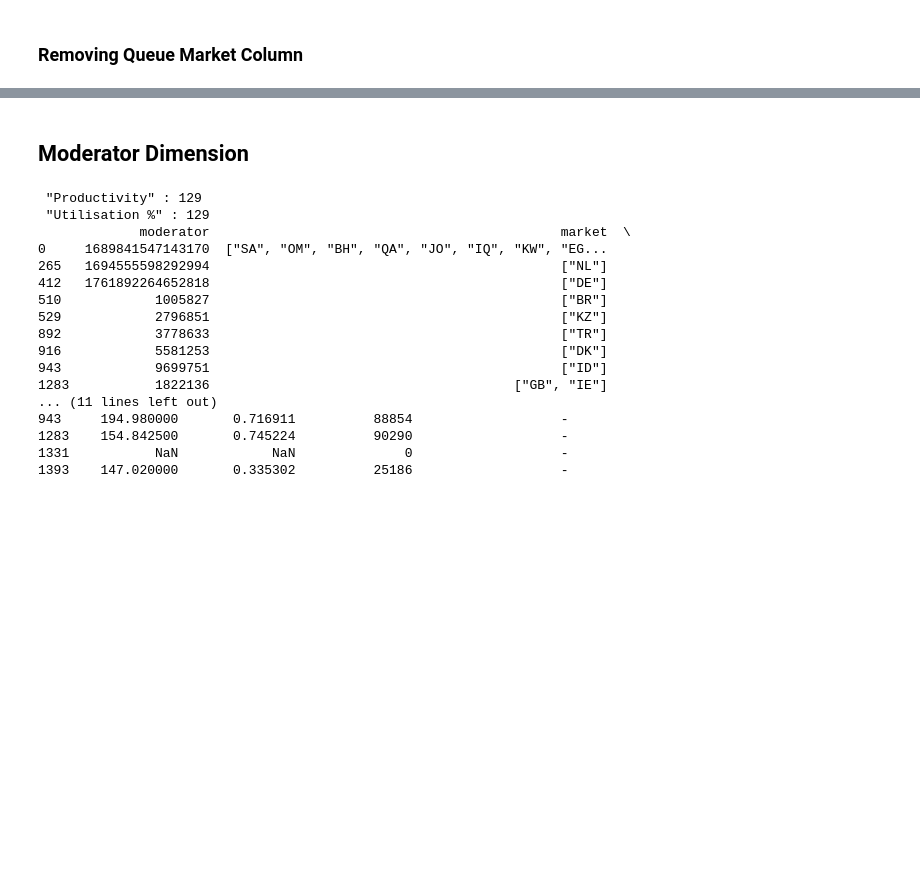
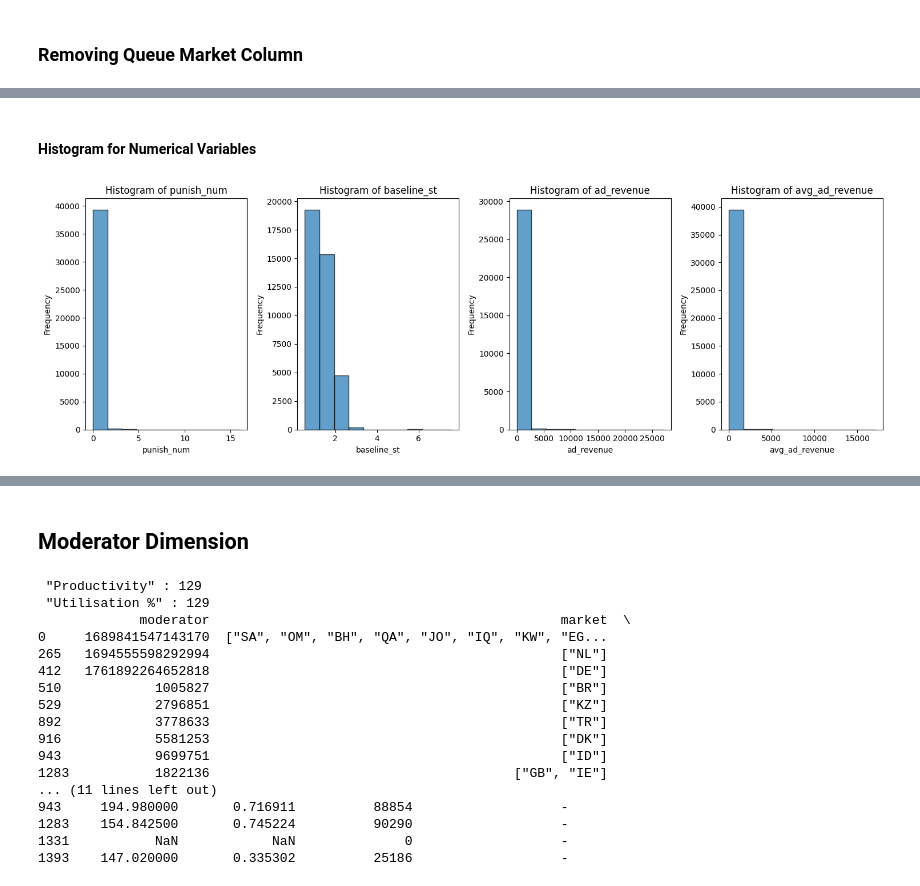
Before and after one commit to Lu-Yi-Fan/Tiktok-hackerthon, a Jupyter notebook: main.ipynb, the cells around one changed output, grey strips where cells are left out. Saved outputs shown, nothing was run; the diff lists cells and outputs as text; code cells hidden in the pictures; blank space fills up the shorter version.

```diff
--- a/main.ipynb
+++ b/main.ipynb
@@ -51,0 +75,10 @@ Name: punish_num, dtype: int64
+# %%
+ads_dimension_no_duplicates = ads_dimension.drop_duplicates()
+print(ads_dimension_no_duplicates)
+len(ads_dimension_no_duplicates)
+
+# ads_dimension_no_duplicates.to_excel('no_dups_df.xlsx', index=False)
+
+
+# rename
+ads_dim2 = ads_dimension_no_duplicates
@@ -113,0 +119,4 @@ len(ads_dimension_no_duplicates)
+# %%
+# Drop queue_market col as delivery_country is more specific than queue_market
+ads_dim2 = ads_dim2.drop('queue_market', axis=1)
+ads_dim2.head()
@@ -113,0 +130,5 @@ len(ads_dimension_no_duplicates)
+# %%
+# Drop redundant cols
+ads_dim2 = ads_dim2.drop('p_date', axis=1)
+
+ads_dim2.head()
@@ -126,0 +192,17 @@ len(null_rows)
+# %% [markdown]
+#### Histogram for Numerical Variables
+# %%
+plt.figure(figsize=(15, 5))
+numerical_columns = [ 'punish_num','baseline_st' ,'ad_revenue', 'avg_ad_revenue']
+
+for i, column_name in enumerate(numerical_columns, 1):
+    plt.subplot(1, len(numerical_columns), i)
+    plt.hist(ads_dim2[column_name], bins=10, edgecolor='black', alpha=0.7)
+    plt.title(f'Histogram of {column_name}')
+    plt.xlabel(column_name)
+    plt.ylabel('Frequency')
+
+plt.tight_layout()
+plt.show()
+# %% [output]
+[figure, added]
```
Also changed, not shown: parts of 33 cells of this notebook, 4 other files.
